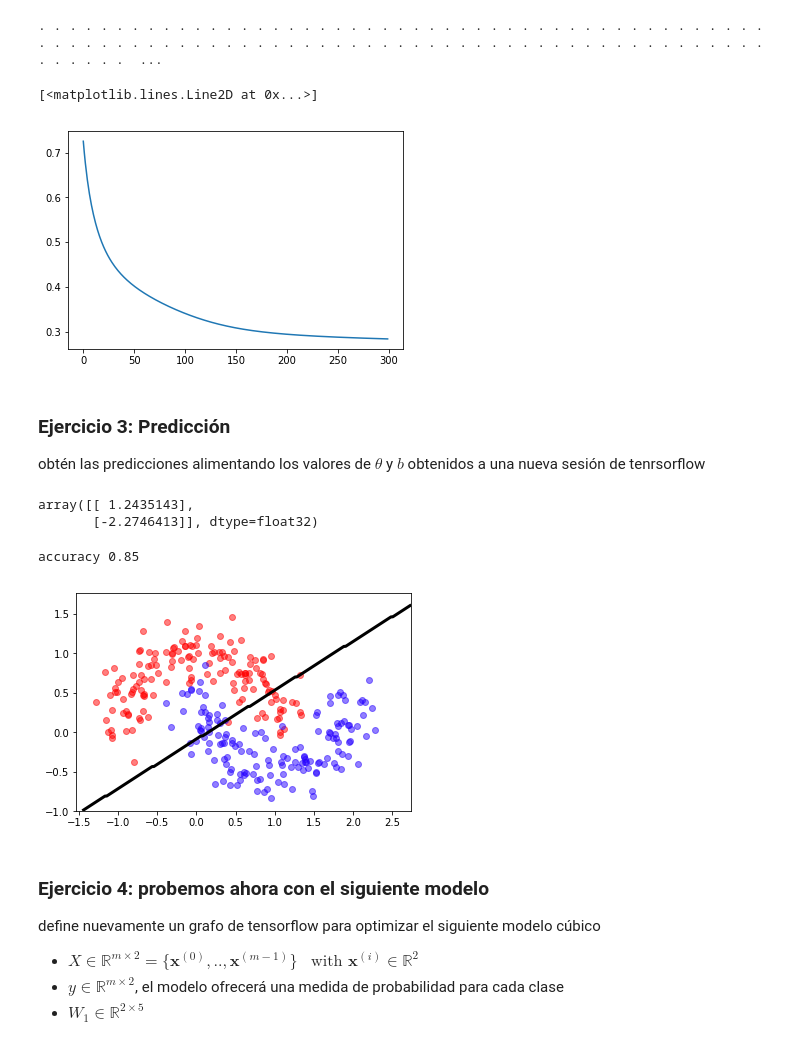
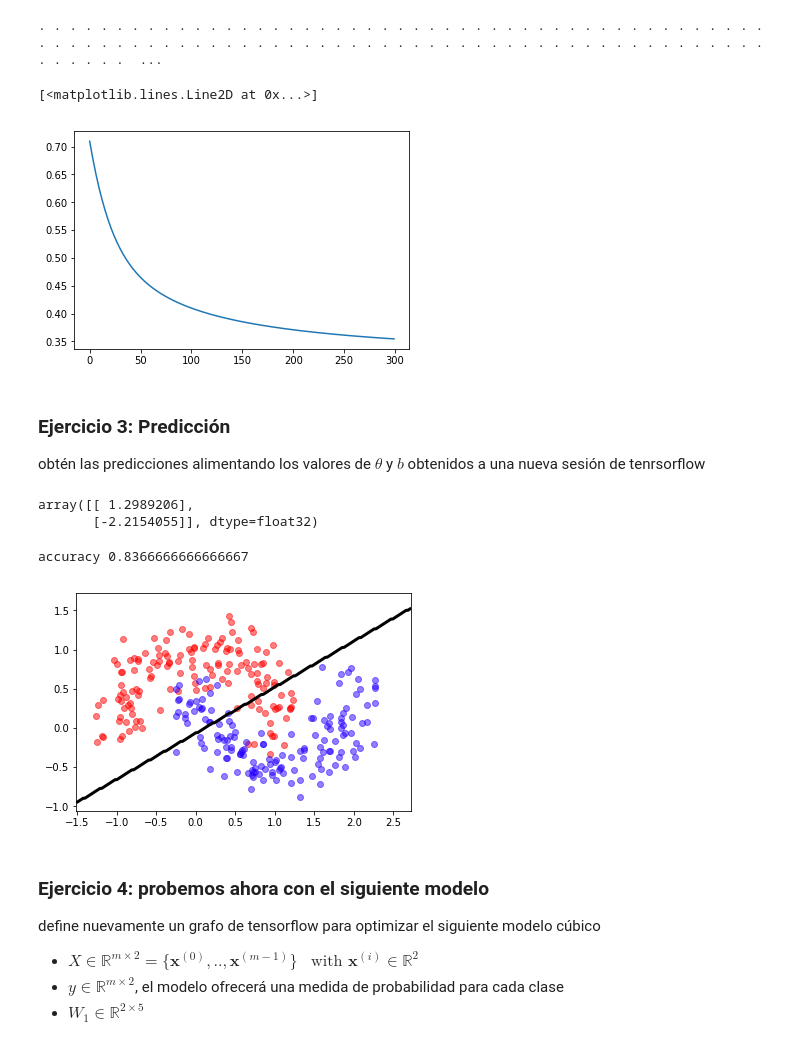
Before and after one commit to rramosp/20182.tflow_intro.sols, a Jupyter notebook: 04 - TALLER - Clasificación_solution.ipynb, the cells around one changed output. Drawn from its saved outputs; the diff is of its cells as text; code cells hidden in the pictures.

```diff
--- a/04 - TALLER - Clasificación_solution.ipynb
+++ b/04 - TALLER - Clasificación_solution.ipynb
@@ -160,7 +160,7 @@ def optimize(X_data, y_data, optimizer, tf_params,
             for i in range(n/batch_size+int((n%batch_size)!=0)):
                 batch_init, batch_end = i*batch_size, np.min([(i+1)*batch_size, n])
                 X_batch, y_batch = X_data[batch_init:batch_end], y_data[batch_init:batch_end]
-                k = sess.run(optimizer_adam, feed_dict={X: X_batch, y: y_batch})
+                k = sess.run(optimizer, feed_dict={X: X_batch, y: y_batch})
 
             # history
             nloss = sess.run(loss, feed_dict={X: X_data, y: y_data})
@@ -170,18 +170,18 @@ def optimize(X_data, y_data, optimizer, tf_params,
                 break
 
         nparams = sess.run(tf_params)
-    return nparams
+    return nparams, loss_hist
 # %%
 X_data,y_data = make_moons(300, noise=.2)
-optimizer_adam = tf.train.GradientDescentOptimizer(1e-3).minimize(loss)
-nt, nb = optimize(X_data, y_data.reshape(-1,1), optimizer_adam, [t, b])
+optimizer = tf.train.GradientDescentOptimizer(1e-3).minimize(loss)
+(nt, nb), loss_hist = optimize(X_data, y_data.reshape(-1,1), optimizer, [t, b])
 # %% [output]
 . . . . . . . . . . . . . . . . . . . . . . . . . . . . . . . . . . . . . . . . . . . . . . . . . . . . . . . . . . . . . . . . . . . . . . . . . . . . . . . . . . . . . . . . . . . . . . . . . . . .  ...
 # %%
 plt.plot(loss_hist)
 # %% [output]
 [<matplotlib.lines.Line2D at 0x...>]
-[figure, old version]
+[figure, new version]
 # %% [markdown]
 ### Ejercicio 3: Predicción
 
@@ -194,16 +194,16 @@ def predict(X_data, fit_b, fit_t):
 # %%
 nt
 # %% [output]
-array([[ 1.2435143],
-       [-2.2746413]], dtype=float32)
+array([[ 1.2989206],
+       [-2.2154055]], dtype=float32)
 # %%
 preds = predict(X_data, nb, nt)
 print "accuracy", np.mean(preds==y_data)
-mlutils.plot_2D_boundary(lambda X: predict(X, b_final, t_final), np.min(X_data, axis=0), np.max(X_data, axis=0))
+mlutils.plot_2D_boundary(lambda X: predict(X, nb, nt), np.min(X_data, axis=0), np.max(X_data, axis=0))
 mlutils.plot_2Ddata(X_data,y_data)
 # %% [output]
-accuracy 0.85
+accuracy 0.8366666666666667
-[figure, old version]
+[figure, new version]
 # %% [markdown]
 ### Ejercicio 4: probemos ahora con el siguiente modelo
 
```
Also changed, not shown: parts of 7 cells of this notebook.
